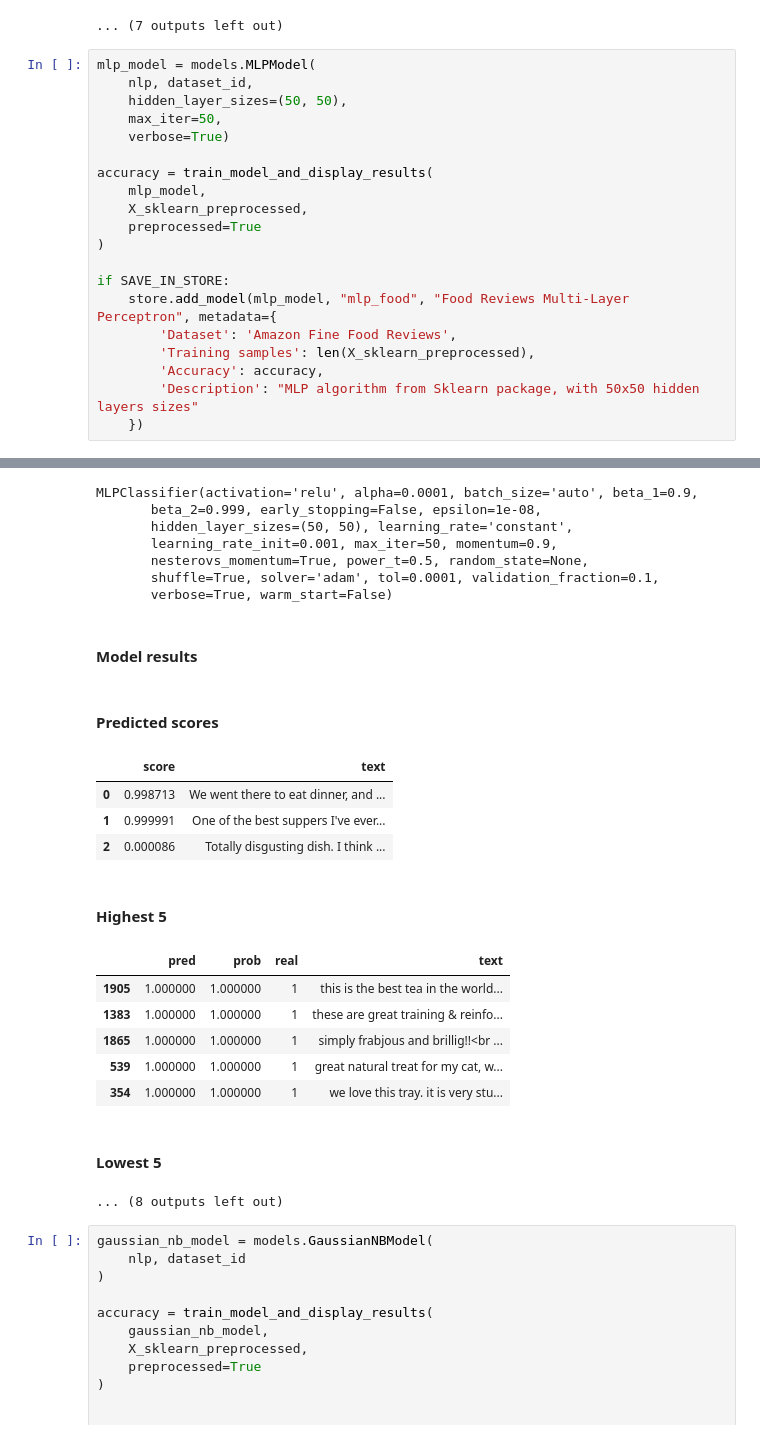
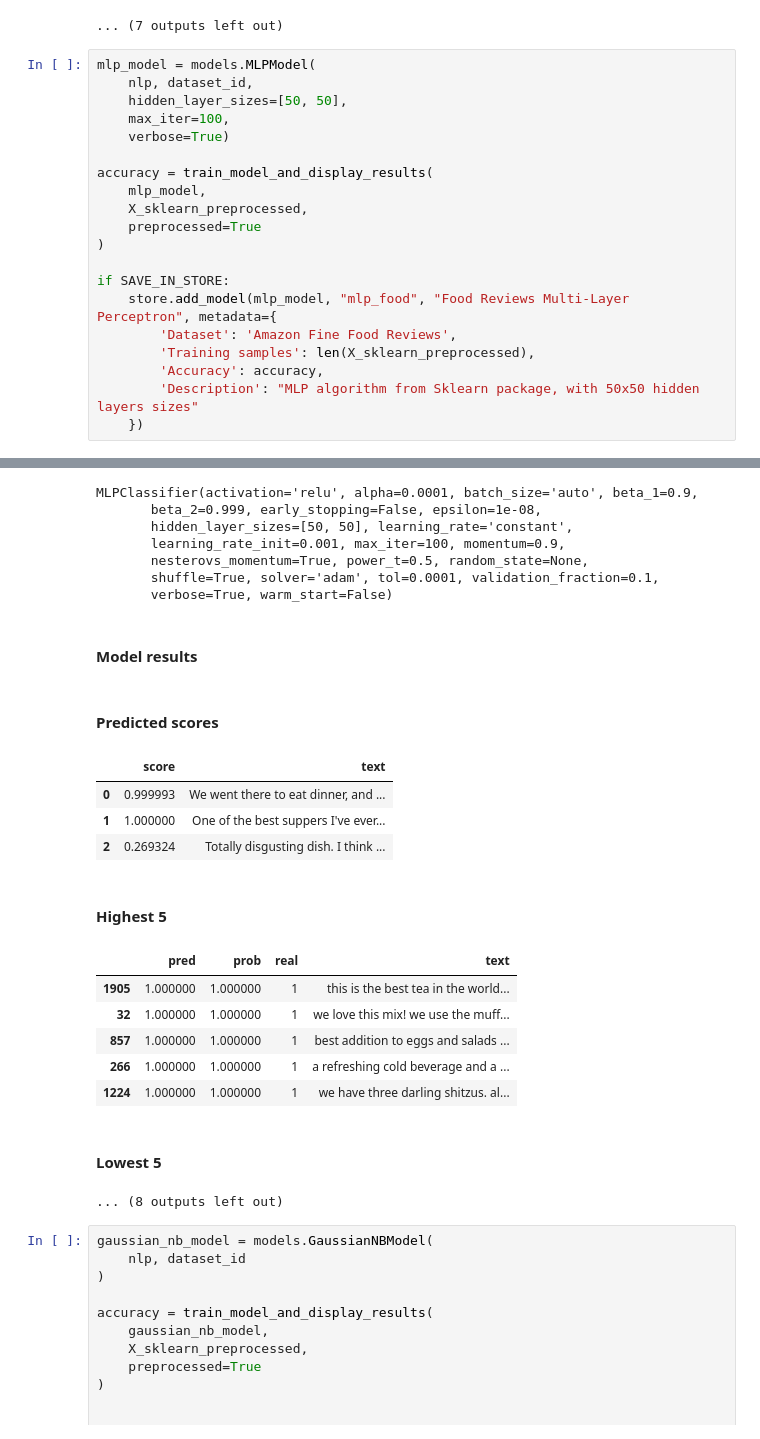
Before and after one commit to Valian/nlp-sentiment-analysis, a Jupyter notebook: src/text_sentiment_analysis_food.ipynb, the cells around one changed output, grey strips where cells are left out. Cells and saved outputs as stored; diff of their text form.

```diff
--- a/src/text_sentiment_analysis_food.ipynb
+++ b/src/text_sentiment_analysis_food.ipynb
@@ -289,8 +284,8 @@ DecisionTreeClassifier(class_weight=None, criterion='gini', max_depth=6,
 # %%
 mlp_model = models.MLPModel(
     nlp, dataset_id,
-    hidden_layer_sizes=(50, 50),
-    max_iter=50,
+    hidden_layer_sizes=[50, 50],
+    max_iter=100,
     verbose=True)
 
 accuracy = train_model_and_display_results(
@@ -331,24 +326,24 @@ Model 'mlpclassifier_food_text_all_80b0dabd.pkl' saved
 #### Overview of created model
 MLPClassifier(activation='relu', alpha=0.0001, batch_size='auto', beta_1=0.9,
        beta_2=0.999, early_stopping=False, epsilon=1e-08,
-       hidden_layer_sizes=(50, 50), learning_rate='constant',
-       learning_rate_init=0.001, max_iter=50, momentum=0.9,
+       hidden_layer_sizes=[50, 50], learning_rate='constant',
+       learning_rate_init=0.001, max_iter=100, momentum=0.9,
        nesterovs_momentum=True, power_t=0.5, random_state=None,
        shuffle=True, solver='adam', tol=0.0001, validation_fraction=0.1,
        verbose=True, warm_start=False)
 #### Model results
 #### Predicted scores
 |  | score | text |
-| 0 | 0.998713 | We went there to eat dinner, and ... |
-| 1 | 0.999991 | One of the best suppers I've ever... |
-| 2 | 0.000086 | Totally disgusting dish. I think ... |
+| 0 | 0.999993 | We went there to eat dinner, and ... |
+| 1 | 1.000000 | One of the best suppers I've ever... |
+| 2 | 0.269324 | Totally disgusting dish. I think ... |
 #### Highest 5
 |  | pred | prob | real | text |
 | 1905 | 1.000000 | 1.000000 | 1 | this is the best tea in the world... |
-| 1383 | 1.000000 | 1.000000 | 1 | these are great training & reinfo... |
-| 1865 | 1.000000 | 1.000000 | 1 | simply frabjous and brillig!!<br ... |
-| 539 | 1.000000 | 1.000000 | 1 | great natural treat for my cat, w... |
-| 354 | 1.000000 | 1.000000 | 1 | we love this tray. it is very stu... |
+| 32 | 1.000000 | 1.000000 | 1 | we love this mix! we use the muff... |
+| 857 | 1.000000 | 1.000000 | 1 | best addition to eggs and salads ... |
+| 266 | 1.000000 | 1.000000 | 1 | a refreshing cold beverage and a ... |
+| 1224 | 1.000000 | 1.000000 | 1 | we have three darling shitzus. al... |
 #### Lowest 5
 ... (8 outputs left out)
 # %%
```
Also changed, not shown: parts of 9 cells of this notebook, 1 other file.
